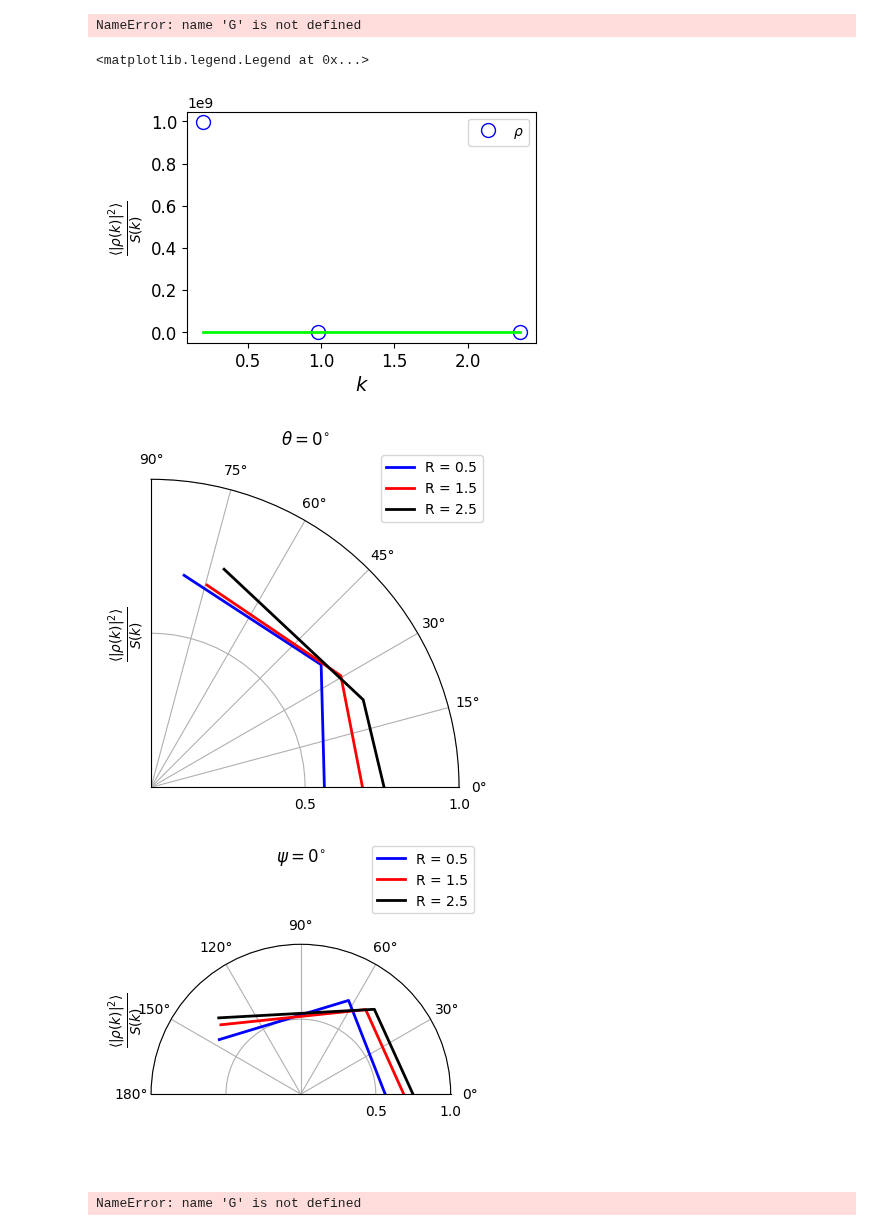
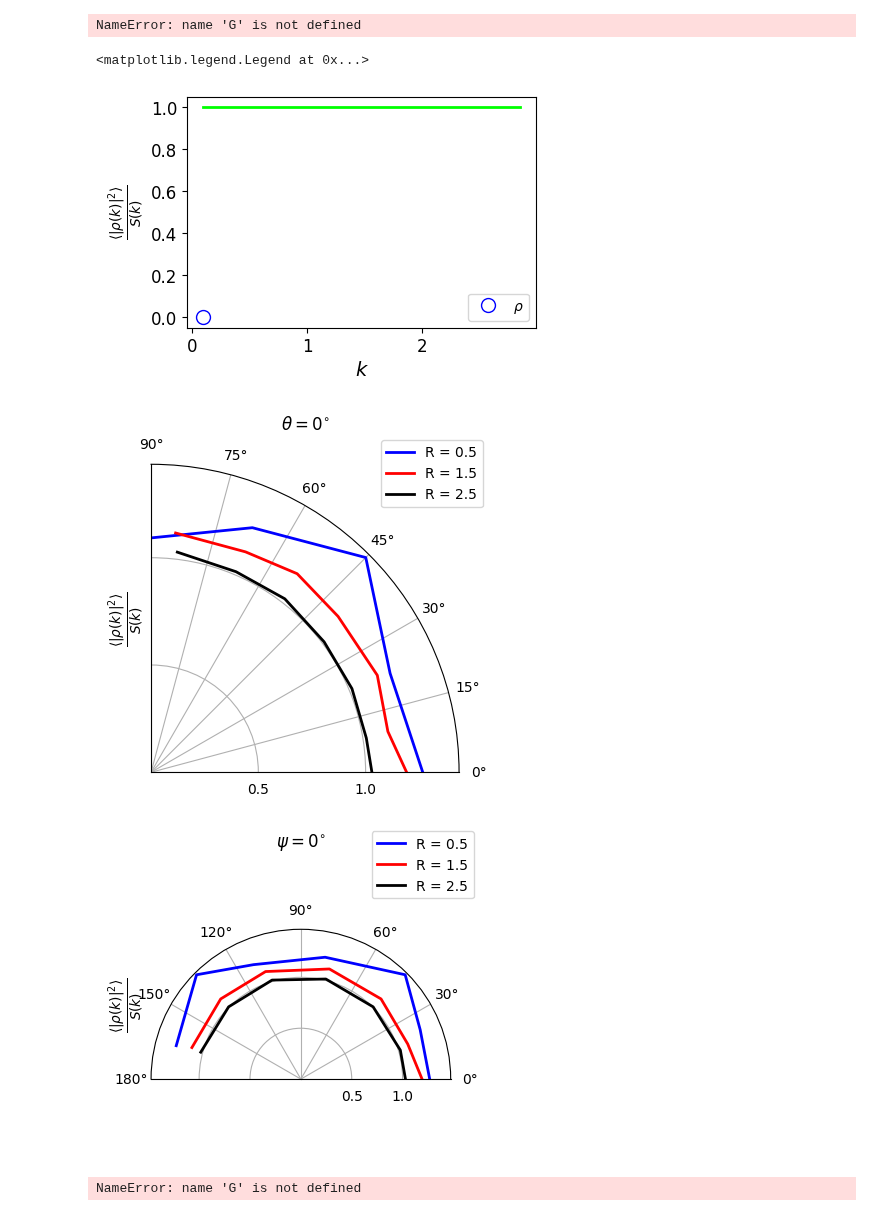
Before and after one commit to uschille/LBMeX, a Jupyter notebook: src_lbm/gross_validation/gross_validation.ipynb, the cells around one changed output. Drawn from its saved outputs; the diff is of its cells as text; code cells hidden in the pictures.

```diff
--- a/src_lbm/gross_validation/gross_validation.ipynb
+++ b/src_lbm/gross_validation/gross_validation.ipynb
@@ -658,21 +649,22 @@ NameError: name 'rho_l' is not defined
 # %% [markdown]
 ### Looking directly at the noise
 # %%
-ts = yt.load(savedir + "xi_plt*")
-conserved_variables = [('boxlib', 'rho'), ('boxlib', 'ux'), ('boxlib', 'uy'), ('boxlib', 'uz'),
-                       ('boxlib', 'pxx'), ('boxlib', 'pyy'), ('boxlib', 'pzz'),
-                       ('boxlib', 'pxy'), ('boxlib', 'pxz'), ('boxlib', 'pyz'),
-                       ('boxlib', 'm10'), ('boxlib', 'm11'), ('boxlib', 'm12'),
-                       ('boxlib', 'm13'), ('boxlib', 'm14'), ('boxlib', 'm15'),
-                       ('boxlib', 'm16'), ('boxlib', 'm17'), ('boxlib', 'm18')]
-conserved_variables_data = np.zeros((len(conserved_variables), len(ts[start:]), L**3))
+if False:
+    ts = yt.load(savedir + "xi_plt*")
+    conserved_variables = [('boxlib', 'rho'), ('boxlib', 'ux'), ('boxlib', 'uy'), ('boxlib', 'uz'),
+                        ('boxlib', 'pxx'), ('boxlib', 'pyy'), ('boxlib', 'pzz'),
+                        ('boxlib', 'pxy'), ('boxlib', 'pxz'), ('boxlib', 'pyz'),
+                        ('boxlib', 'm10'), ('boxlib', 'm11'), ('boxlib', 'm12'),
+                        ('boxlib', 'm13'), ('boxlib', 'm14'), ('boxlib', 'm15'),
+                        ('boxlib', 'm16'), ('boxlib', 'm17'), ('boxlib', 'm18')]
+    conserved_variables_data = np.zeros((len(conserved_variables), len(ts[start:]), L**3))
 
-for i in range(start, len(ts)):
-    ds = ts[i]
-    ad = ds.all_data()
+    for i in range(start, len(ts)):
+        ds = ts[i]
+        ad = ds.all_data()
 
-    for j, label in enumerate(conserved_variables):
-        conserved_variables_data[j, i - start] = ad[label]
+        for j, label in enumerate(conserved_variables):
+            conserved_variables_data[j, i - start] = ad[label]
 # %% [output]
 yt : [INFO     ] 2024-07-17 15:59:40,247 Parameters: current_time              = 510.0
 yt : [INFO     ] 2024-07-17 15:59:40,262 Parameters: domain_dimensions         = [32 32 32]
@@ -783,14 +776,15 @@ def cs2k(kx, ky, kz):
         out = system_cs2
     return out
 # %%
-def spherically_averaged_structure_factor(S, scale_factor = 1, func = None):
+def spherically_averaged_structure_factor(data, scale_factor = 1, func = None):
+    S = data.copy()
     L = min(S.shape)
     freqs = fft.fftshift(fft.fftfreq(L))
+    # freqs = fft.fftfreq(L)
     kx, ky, kz = np.meshgrid(*tuple([2*np.pi*freqs for L in [L, L, L]]), indexing='ij')
     k = np.stack([kx, ky, kz], axis = -1)
     k1 = np.linalg.norm(k, axis=-1).flatten()
     S1 = S.flatten()
-    # S1 *= cs2k(kx, ky, kz).flatten()
 
     if func is not None:
          S1 = func(S1, cs2k(kx, ky, kz).flatten())
@@ -882,7 +877,7 @@ def make_bins(to_bin1, binsize, to_bin2 = None):
         out2 /= counts
         return out1, out2
 # %%
-idx = 4
+idx = -1
 rho_data = np.array(yt.load(savedir+"hydro_plt*")[idx].all_data()[('boxlib', 'rho')]).reshape(L, L, L)
 ts = yt.load(savedir+"SF_plt_mag*")
 ds = ts[idx]
@@ -903,35 +898,39 @@ NameError: name 'G' is not defined
 # %%
 data = [np.array(ad[('boxlib', 'struct_fact_rho_rho')]).reshape(L, L, L)]
 
 ar = 1.5
 sz = 3
 fig, ax = plt.subplots(1, 1, figsize = (sz*ar, sz))
 
 colors = ['b', "r", "k"]
 markers = ["o", "s", '^']
 labels = [r"$\rho$"]
 
-rho_scale = lambda a, c: a*c
+# rho_scale = lambda a, c: a*c
+# scale_factor = 1
+rho_scale = None
+scale_factor = 1/cs2
 
 for d in data:
-        x, y = spherically_averaged_structure_factor(d, scale_factor = 1, func = rho_scale)
+        x, y = spherically_averaged_structure_factor(d, scale_factor = scale_factor, func = rho_scale)
         x, y = make_bins(x, binsize, to_bin2 = y)
         ax.plot(x, y,
                 marker = markers[0], color = colors[0],
                 markerfacecolor = "None", markersize = 10,
                 linestyle = "None", label = labels[0])
 
 ax.plot(x, [1]*x.size, 'lime', lw = 2)
 
 ax.set_xlabel(r"$k$", fontsize = 14)
 ax.set_ylabel(r"$\frac{ \langle | \rho(k) | ^2 \rangle }{S(k)}$", fontsize = 14)
 
 ax.tick_params(axis='both', which='major', labelsize=12)
 ax.tick_params(axis='both', which='minor', labelsize=10)
 ax.legend()
+# ax.set_ylim([0.9, 1.1])
 # %% [output]
 <matplotlib.legend.Legend at 0x...>
-[figure, old version]
+[figure, new version]
 # %%
 sz = 4
 fig, tax = plt.subplots(1, 1, figsize = (sz, sz), subplot_kw={'projection': 'polar'})
@@ -946,11 +945,14 @@ t_angle = 0
 p_angle = 0
 # binsize = 10
 
+rho_scale = None
+scale_factor = 1/cs2
+
 for d in data:
     ax1 = tax
     ax2 = pax
     for i, r in enumerate(radii):
-        t, p, sf = radial_equilibration(d, radius = r, func=lambda a, c: a*c)
+        t, p, sf = radial_equilibration(d, radius = r, func=rho_scale, scale_factor = scale_factor)
 
         idxs = np.isclose(np.abs(t), t_angle/180*np.pi, atol = np.pi/L)
         angles = np.abs(p)[idxs]
@@ -979,8 +981,8 @@ for d in data:
 
 fig.tight_layout()
 # %% [output]
-[figure, old version]
+[figure, new version]
-[figure, old version]
+[figure, new version]
 # %%
 G.diagonal()[1:4]
 # %% [output]
```
Also changed, not shown: parts of 19 cells of this notebook, 3 other files.
